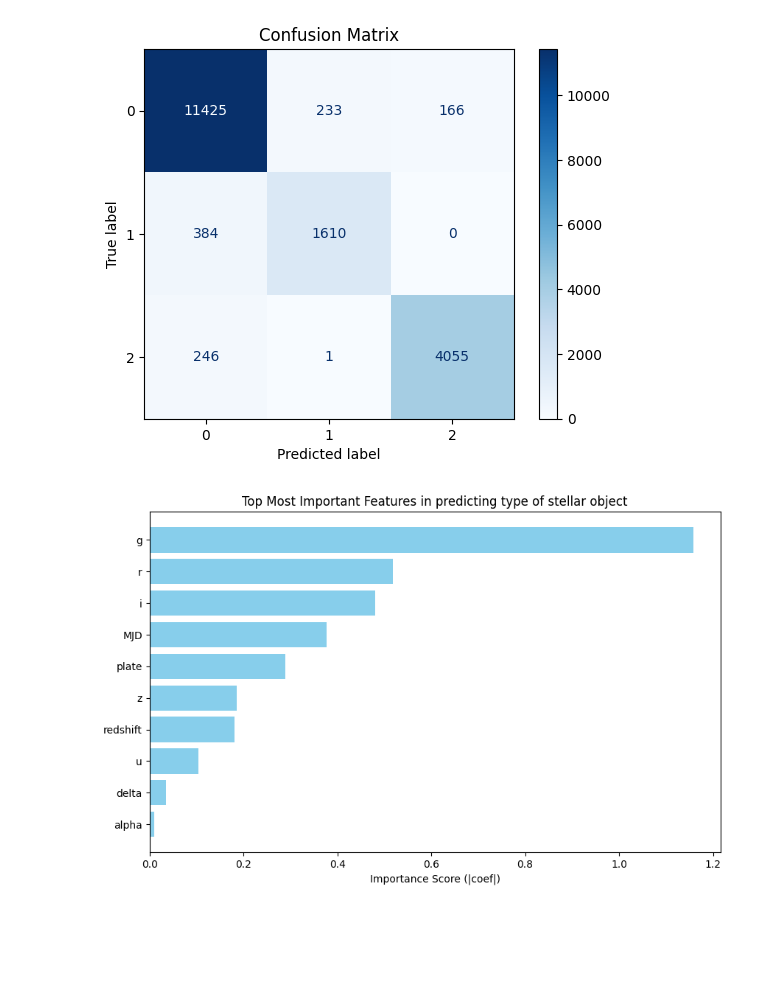
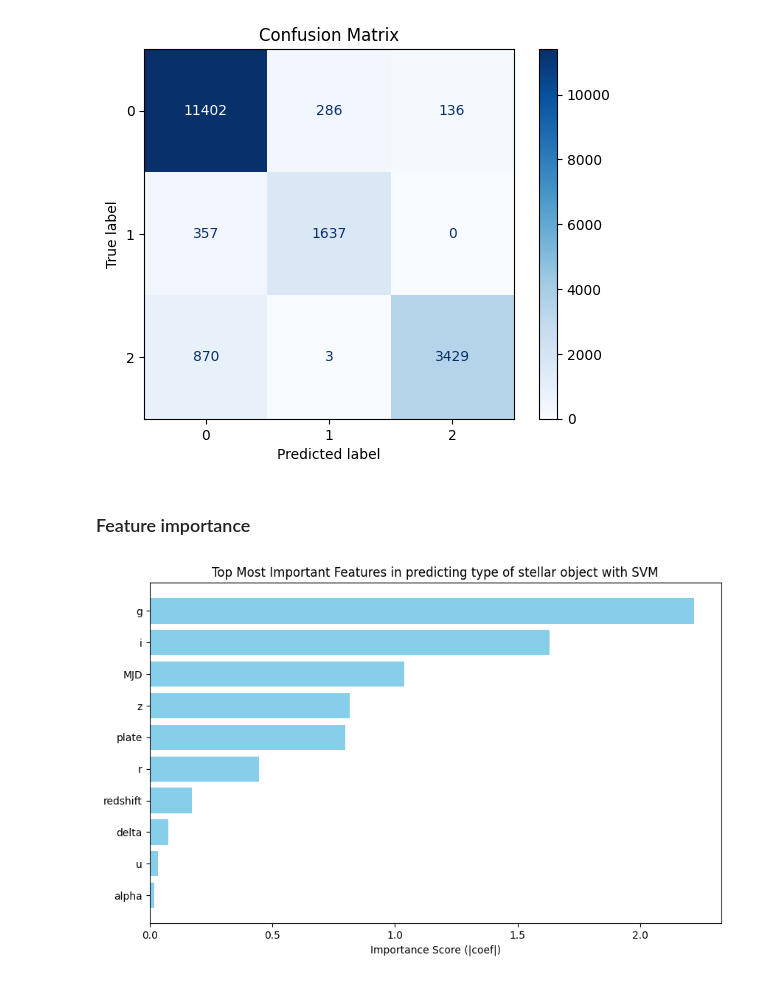
Before and after one commit to Dnsflr/Stellar-Classification, a Jupyter notebook: Stellar-Classification.ipynb, the cells around one changed output. Drawn from its saved outputs; the diff is of its cells as text; code cells hidden in the pictures; blank space fills up the shorter version.

```diff
--- a/Stellar-Classification.ipynb
+++ b/Stellar-Classification.ipynb
@@ -254,11 +259,0 @@ Initialaizing GridSerachCV
-# %%
-'''
-param_grid = {
-    'classifier__n_estimators': [50, 100],
-    'classifier__max_depth': [None, 20],
-    'classifier__min_samples_split': [2, 5]
-}
-
-grid_search = GridSearchCV(pipeline, param_grid, cv=cv, scoring='accuracy', verbose=2)
-grid_search.fit(X_train,y_train)
-'''
@@ -281,7 +274,7 @@ param_dist = {
 grid_search = RandomizedSearchCV(
     estimator=pipeline,
     param_distributions=param_dist,
-    n_iter=1, #later change to 10
+    n_iter=5,
     cv=cv,
     scoring='accuracy',
     random_state=42,
@@ -494,10 +497,8 @@ Parameters distrubution for gridsearch
 # %%
-
-
 param_dist = {
+    'classifier__C': uniform(0.01, 10),
     'classifier__max_iter': [1000, 2000, 5000],
-    'classifier__loss': ['hinge', 'squared_hinge'],
-    'classifier__penalty': ['l2'],  # LinearSVC nie obsługuje 'l1' przy domyślnym solverze
-    'classifier__dual': [True, False]  # W zależności od liczby próbek i cech
+    'classifier__dual': [True],  # tylko True!
+    'classifier__loss': ['hinge'],  # tylko hinge!
 }
 # %% [markdown]
@@ -505,7 +506,4 @@ creating pipeline with svm
 # %%
-from sklearn.calibration import LinearSVC
-
-
 numeric_features = X_train.select_dtypes(include=['number']).columns.tolist()
 
 # Scale the numeric features
@@ -529,7 +527,7 @@ cv = StratifiedKFold(n_splits=5, shuffle=True)
 grid_search = RandomizedSearchCV(
     estimator=pipeline,
     param_distributions=param_dist,
-    n_iter=1, #later change to 10
+    n_iter=5,
     cv=cv,
     scoring='accuracy',
     random_state=42,
@@ -585,30 +587,28 @@ plt.title('Confusion Matrix')
 plt.show()
 # %% [output]
 [figure]
+# %% [markdown]
+### Feature importance
 # %%
-# Zakładam, że masz pipeline, więc najpierw pobierz koeficjenty:
 clf = grid_search.best_estimator_['classifier']
 
-# Dla binary classification:
 coefs = clf.coef_[0]  # shape: (n_features,)
-feature_importances = np.abs(coefs)  # absolutne wartości jako "ważność"
+feature_importances = np.abs(coefs)
 
-# Jeśli masz złożony pipeline z preprocesorem, musisz też zadbać o feature names!
-# Na razie zakładamy, że masz je w numeric_features
 feature_names = numeric_features  # Lista nazw cech
 
-# Tworzenie DataFrame z ważnościami
+
 importance_df = pd.DataFrame({
     'Feature': feature_names,
     'Importance': feature_importances
 }).sort_values(by='Importance', ascending=False)
 
-# Wykres
+
 plt.figure(figsize=(10, 6))
 plt.barh(importance_df['Feature'], importance_df['Importance'], color='skyblue')
 plt.gca().invert_yaxis()
-plt.title('Top Most Important Features in predicting type of stellar object')
+plt.title('Top Most Important Features in predicting type of stellar object with SVM')
 plt.xlabel('Importance Score (|coef|)')
 plt.show()
 # %% [output]
-[figure, old version]
+[figure, new version]
```
Also changed, not shown: parts of 58 cells of this notebook.
